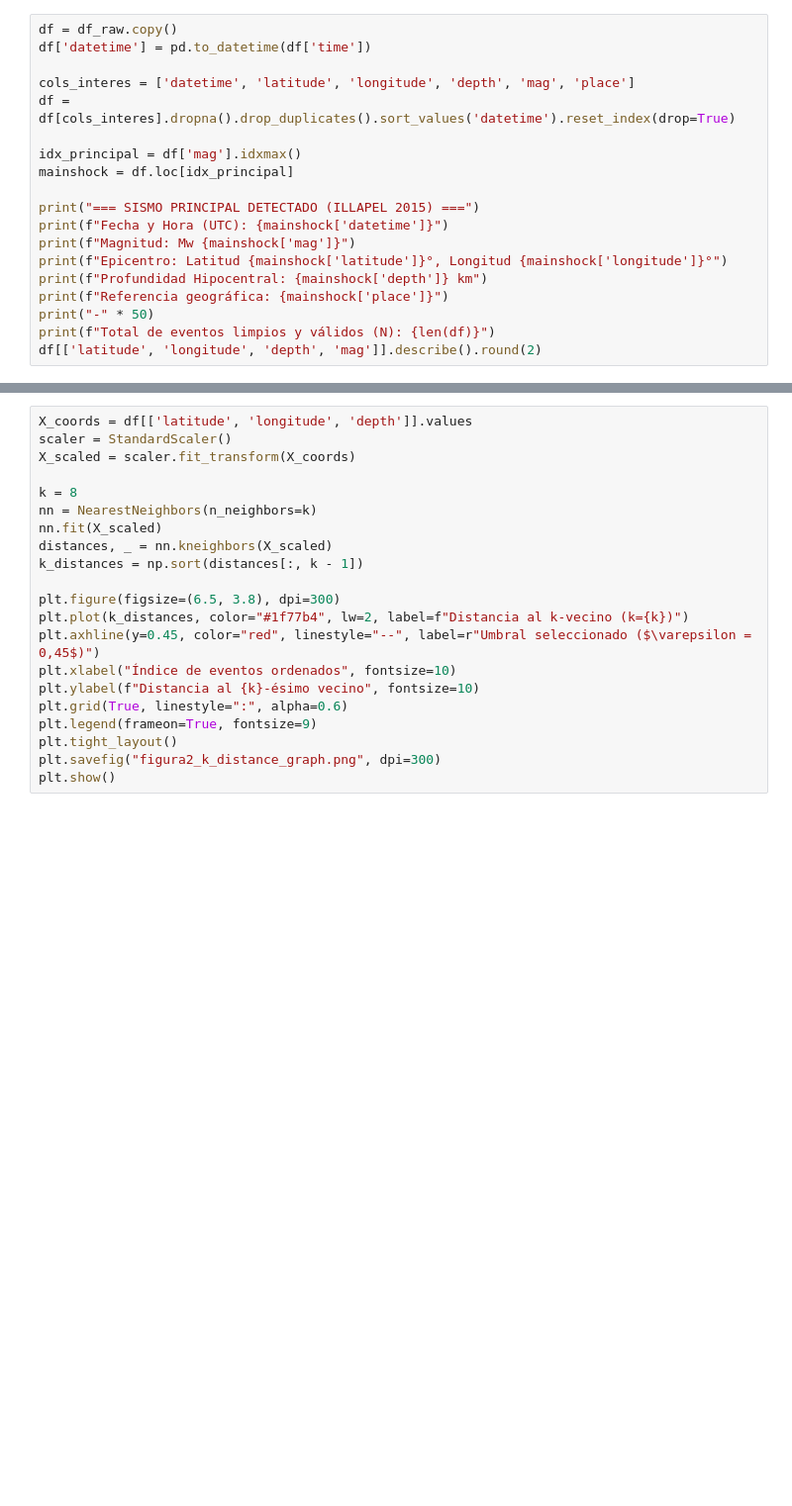
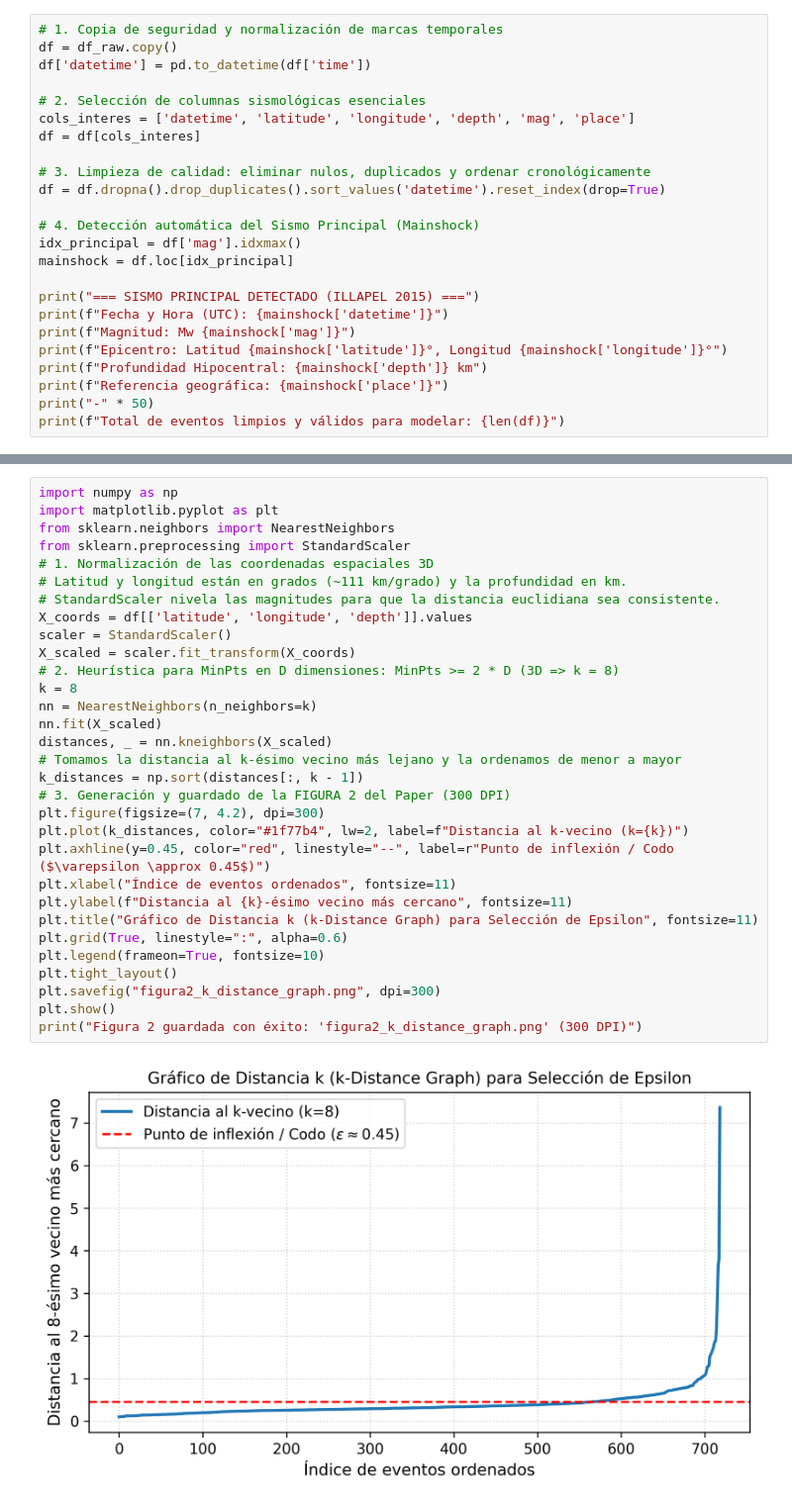
Before and after one commit to iFabiYTX/sismicidad-chile-illapel-3d, a Jupyter notebook: analisis_sismicidad_illapel.ipynb, the cells around one changed output, grey strips where cells are left out. Shown at 99% size. Cells and saved outputs as stored; diff of their text form; blank space fills up the shorter version.

```diff
--- a/analisis_sismicidad_illapel.ipynb
+++ b/analisis_sismicidad_illapel.ipynb
@@ -56,10 +85,16 @@ df_raw.head(3)
 # %%
+# 1. Copia de seguridad y normalización de marcas temporales
 df = df_raw.copy()
 df['datetime'] = pd.to_datetime(df['time'])
 
+# 2. Selección de columnas sismológicas esenciales
 cols_interes = ['datetime', 'latitude', 'longitude', 'depth', 'mag', 'place']
-df = df[cols_interes].dropna().drop_duplicates().sort_values('datetime').reset_index(drop=True)
+df = df[cols_interes]
 
+# 3. Limpieza de calidad: eliminar nulos, duplicados y ordenar cronológicamente
+df = df.dropna().drop_duplicates().sort_values('datetime').reset_index(drop=True)
+
+# 4. Detección automática del Sismo Principal (Mainshock)
 idx_principal = df['mag'].idxmax()
 mainshock = df.loc[idx_principal]
 
@@ -70,5 +105,4 @@ print(f"Epicentro: Latitud {mainshock['latitude']}°, Longitud {mainshock['longi
 print(f"Profundidad Hipocentral: {mainshock['depth']} km")
 print(f"Referencia geográfica: {mainshock['place']}")
 print("-" * 50)
-print(f"Total de eventos limpios y válidos (N): {len(df)}")
-df[['latitude', 'longitude', 'depth', 'mag']].describe().round(2)
+print(f"Total de eventos limpios y válidos para modelar: {len(df)}")
@@ -80,21 +135,33 @@ df[['latitude', 'longitude', 'depth', 'mag']].describe().round(2)
 # %%
+import numpy as np
+import matplotlib.pyplot as plt
+from sklearn.neighbors import NearestNeighbors
+from sklearn.preprocessing import StandardScaler
+# 1. Normalización de las coordenadas espaciales 3D
+# Latitud y longitud están en grados (~111 km/grado) y la profundidad en km.
+# StandardScaler nivela las magnitudes para que la distancia euclidiana sea consistente.
 X_coords = df[['latitude', 'longitude', 'depth']].values
 scaler = StandardScaler()
 X_scaled = scaler.fit_transform(X_coords)
-
+# 2. Heurística para MinPts en D dimensiones: MinPts >= 2 * D (3D => k = 8)
 k = 8
 nn = NearestNeighbors(n_neighbors=k)
 nn.fit(X_scaled)
 distances, _ = nn.kneighbors(X_scaled)
+# Tomamos la distancia al k-ésimo vecino más lejano y la ordenamos de menor a mayor
 k_distances = np.sort(distances[:, k - 1])
-
-plt.figure(figsize=(6.5, 3.8), dpi=300)
+# 3. Generación y guardado de la FIGURA 2 del Paper (300 DPI)
+plt.figure(figsize=(7, 4.2), dpi=300)
 plt.plot(k_distances, color="#1f77b4", lw=2, label=f"Distancia al k-vecino (k={k})")
-plt.axhline(y=0.45, color="red", linestyle="--", label=r"Umbral seleccionado ($\varepsilon = 0,45$)")
-plt.xlabel("Índice de eventos ordenados", fontsize=10)
-plt.ylabel(f"Distancia al {k}-ésimo vecino", fontsize=10)
+plt.axhline(y=0.45, color="red", linestyle="--", label=r"Punto de inflexión / Codo ($\varepsilon \approx 0.45$)")
+plt.xlabel("Índice de eventos ordenados", fontsize=11)
+plt.ylabel(f"Distancia al {k}-ésimo vecino más cercano", fontsize=11)
+plt.title("Gráfico de Distancia k (k-Distance Graph) para Selección de Epsilon", fontsize=11)
 plt.grid(True, linestyle=":", alpha=0.6)
-plt.legend(frameon=True, fontsize=9)
+plt.legend(frameon=True, fontsize=10)
 plt.tight_layout()
 plt.savefig("figura2_k_distance_graph.png", dpi=300)
 plt.show()
+print("Figura 2 guardada con éxito: 'figura2_k_distance_graph.png' (300 DPI)")
+# %% [output]
+[figure, added]
```
Also changed, not shown: parts of 23 cells of this notebook.
